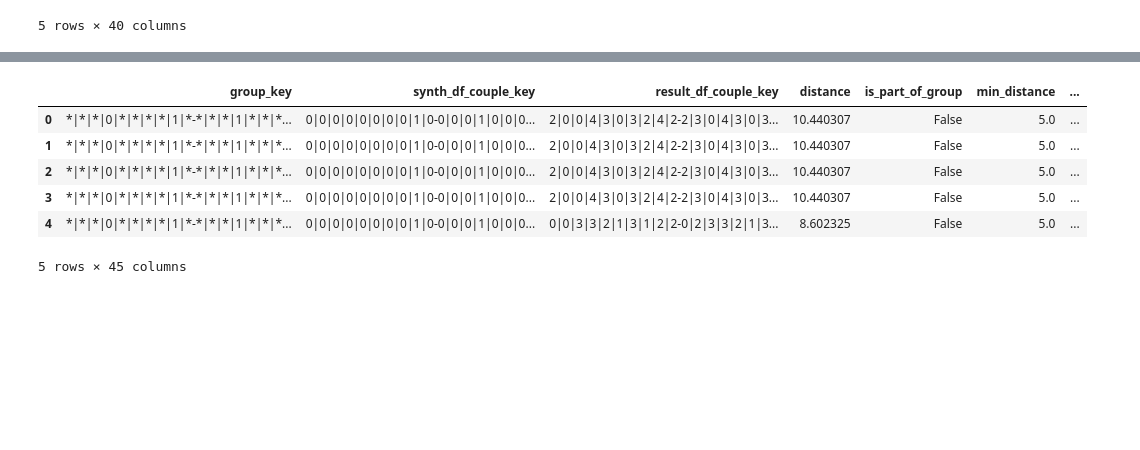
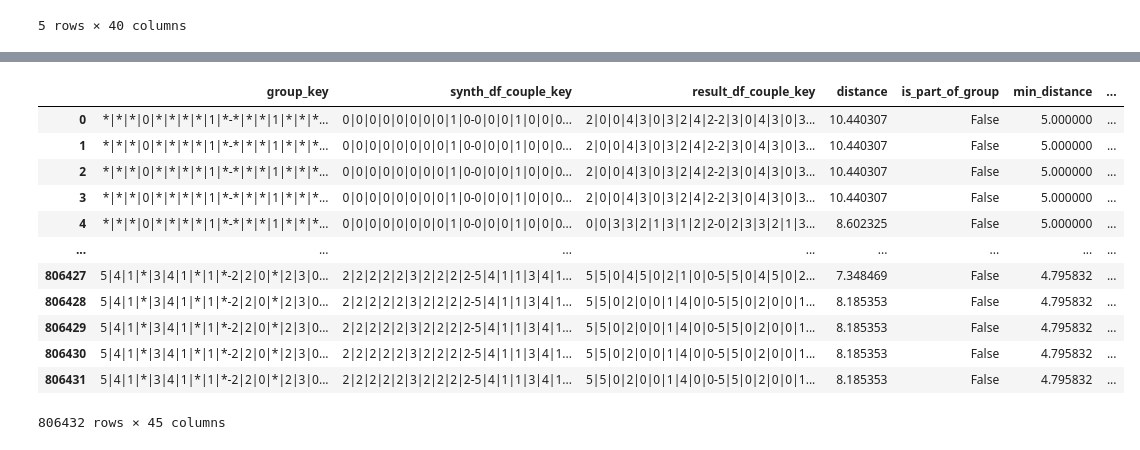
Before and after one commit to Vaunorage/ClearBias, a Jupyter notebook: experiments/analyse_exp4_diff_found.ipynb, the cells around one changed output, grey strips where cells are left out. Cells and saved outputs as stored; diff of their text form; code cells hidden in the pictures; blank space fills up the shorter version.

```diff
--- a/experiments/analyse_exp4_diff_found.ipynb
+++ b/experiments/analyse_exp4_diff_found.ipynb
@@ -224,27 +249,33 @@ final_df_fast.head()
 # %%
 df_21 = df_synth.copy()
 calculated_columns = [col for col in df_21.columns if col.startswith('calculated')]
 # df_synth.head()#
 # Group by 'group_key' and compute aggregated statistics
 agg_funcs = ['mean', 'min', 'max', 'median']
 
 aggregated_df = df_21.groupby('group_key')[calculated_columns].agg(agg_funcs)
 
 # Flatten the MultiIndex columns
 aggregated_df.columns = ['_'.join(col).strip() for col in aggregated_df.columns.values]
 
 # Reset index to turn 'group_key' back into a column
 aggregated_df = aggregated_df.reset_index()
 merged_final_df_fast = final_df_fast.merge(aggregated_df, on='group_key', how='left')
-merged_final_df_fast.head()
+merged_final_df_fast
 # %% [output]
 |  | group_key | synth_df_couple_key | result_df_couple_key | distance | is_part_of_group | min_distance | ... |
-| 0 | *|*|*|0|*|*|*|*|1|*-*|*|*|1|*|*|*... | 0|0|0|0|0|0|0|0|1|0-0|0|0|1|0|0|0... | 2|0|0|4|3|0|3|2|4|2-2|3|0|4|3|0|3... | 10.440307 | False | 5.0 | ... |
-| 1 | *|*|*|0|*|*|*|*|1|*-*|*|*|1|*|*|*... | 0|0|0|0|0|0|0|0|1|0-0|0|0|1|0|0|0... | 2|0|0|4|3|0|3|2|4|2-2|3|0|4|3|0|3... | 10.440307 | False | 5.0 | ... |
-| 2 | *|*|*|0|*|*|*|*|1|*-*|*|*|1|*|*|*... | 0|0|0|0|0|0|0|0|1|0-0|0|0|1|0|0|0... | 2|0|0|4|3|0|3|2|4|2-2|3|0|4|3|0|3... | 10.440307 | False | 5.0 | ... |
-| 3 | *|*|*|0|*|*|*|*|1|*-*|*|*|1|*|*|*... | 0|0|0|0|0|0|0|0|1|0-0|0|0|1|0|0|0... | 2|0|0|4|3|0|3|2|4|2-2|3|0|4|3|0|3... | 10.440307 | False | 5.0 | ... |
-| 4 | *|*|*|0|*|*|*|*|1|*-*|*|*|1|*|*|*... | 0|0|0|0|0|0|0|0|1|0-0|0|0|1|0|0|0... | 0|0|3|3|2|1|3|1|2|2-0|2|3|3|2|1|3... | 8.602325 | False | 5.0 | ... |
+| 0 | *|*|*|0|*|*|*|*|1|*-*|*|*|1|*|*|*... | 0|0|0|0|0|0|0|0|1|0-0|0|0|1|0|0|0... | 2|0|0|4|3|0|3|2|4|2-2|3|0|4|3|0|3... | 10.440307 | False | 5.000000 | ... |
+| 1 | *|*|*|0|*|*|*|*|1|*-*|*|*|1|*|*|*... | 0|0|0|0|0|0|0|0|1|0-0|0|0|1|0|0|0... | 2|0|0|4|3|0|3|2|4|2-2|3|0|4|3|0|3... | 10.440307 | False | 5.000000 | ... |
+| 2 | *|*|*|0|*|*|*|*|1|*-*|*|*|1|*|*|*... | 0|0|0|0|0|0|0|0|1|0-0|0|0|1|0|0|0... | 2|0|0|4|3|0|3|2|4|2-2|3|0|4|3|0|3... | 10.440307 | False | 5.000000 | ... |
+| 3 | *|*|*|0|*|*|*|*|1|*-*|*|*|1|*|*|*... | 0|0|0|0|0|0|0|0|1|0-0|0|0|1|0|0|0... | 2|0|0|4|3|0|3|2|4|2-2|3|0|4|3|0|3... | 10.440307 | False | 5.000000 | ... |
+| 4 | *|*|*|0|*|*|*|*|1|*-*|*|*|1|*|*|*... | 0|0|0|0|0|0|0|0|1|0-0|0|0|1|0|0|0... | 0|0|3|3|2|1|3|1|2|2-0|2|3|3|2|1|3... | 8.602325 | False | 5.000000 | ... |
+| ... | ... | ... | ... | ... | ... | ... | ... |
+| 806427 | 5|4|1|*|3|4|1|*|1|*-2|2|0|*|2|3|0... | 2|2|2|2|2|3|2|2|2|2-5|4|1|1|3|4|1... | 5|5|0|4|5|0|2|1|0|0-5|5|0|4|5|0|2... | 7.348469 | False | 4.795832 | ... |
+| 806428 | 5|4|1|*|3|4|1|*|1|*-2|2|0|*|2|3|0... | 2|2|2|2|2|3|2|2|2|2-5|4|1|1|3|4|1... | 5|5|0|2|0|0|1|4|0|0-5|5|0|2|0|0|1... | 8.185353 | False | 4.795832 | ... |
+| 806429 | 5|4|1|*|3|4|1|*|1|*-2|2|0|*|2|3|0... | 2|2|2|2|2|3|2|2|2|2-5|4|1|1|3|4|1... | 5|5|0|2|0|0|1|4|0|0-5|5|0|2|0|0|1... | 8.185353 | False | 4.795832 | ... |
+| 806430 | 5|4|1|*|3|4|1|*|1|*-2|2|0|*|2|3|0... | 2|2|2|2|2|3|2|2|2|2-5|4|1|1|3|4|1... | 5|5|0|2|0|0|1|4|0|0-5|5|0|2|0|0|1... | 8.185353 | False | 4.795832 | ... |
+| 806431 | 5|4|1|*|3|4|1|*|1|*-2|2|0|*|2|3|0... | 2|2|2|2|2|3|2|2|2|2-5|4|1|1|3|4|1... | 5|5|0|2|0|0|1|4|0|0-5|5|0|2|0|0|1... | 8.185353 | False | 4.795832 | ... |
-5 rows × 45 columns
+806432 rows × 45 columns
 # %%
 import matplotlib.pyplot as plt
 import seaborn as sns
```
Also changed, not shown: parts of 10 cells of this notebook, 7 other files.
